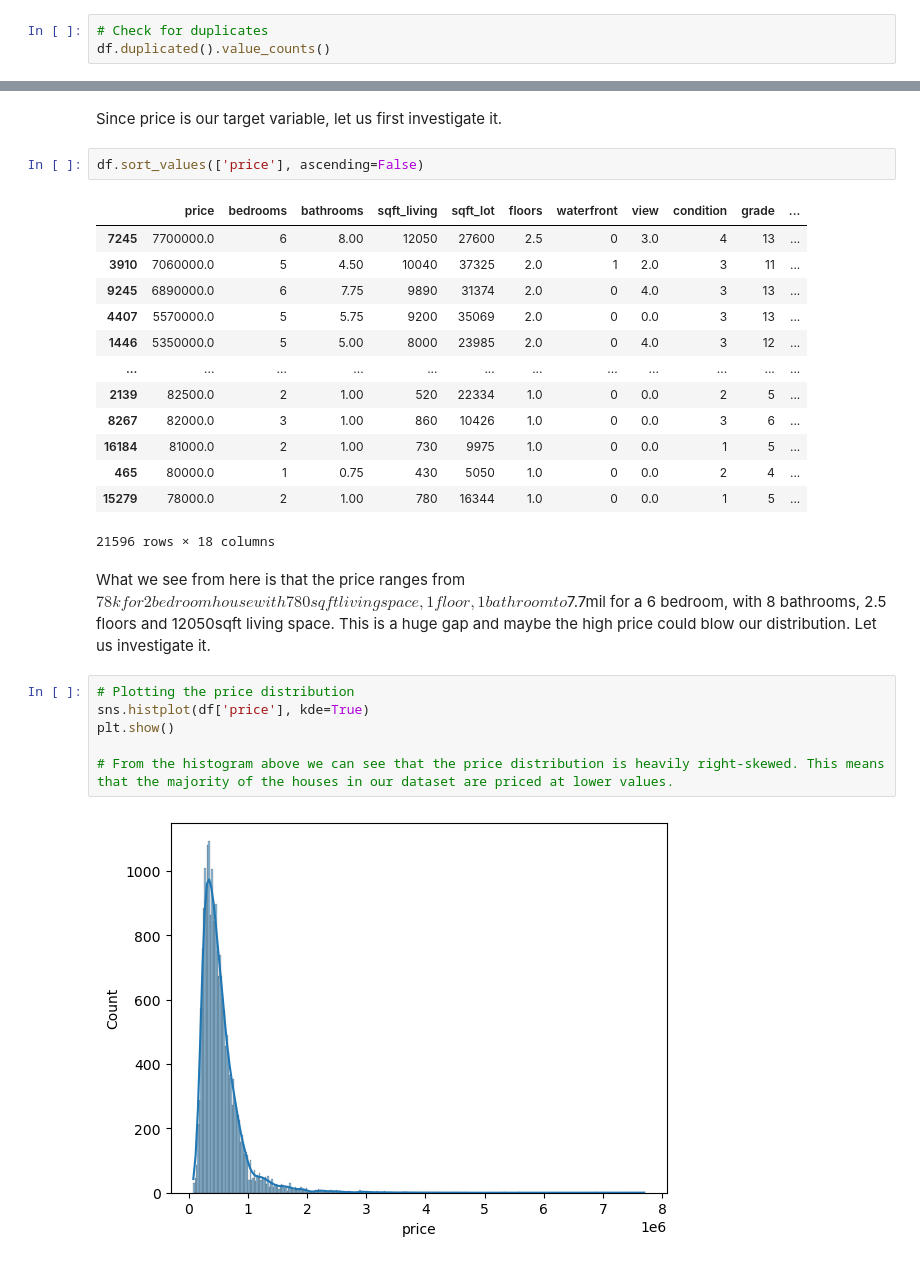
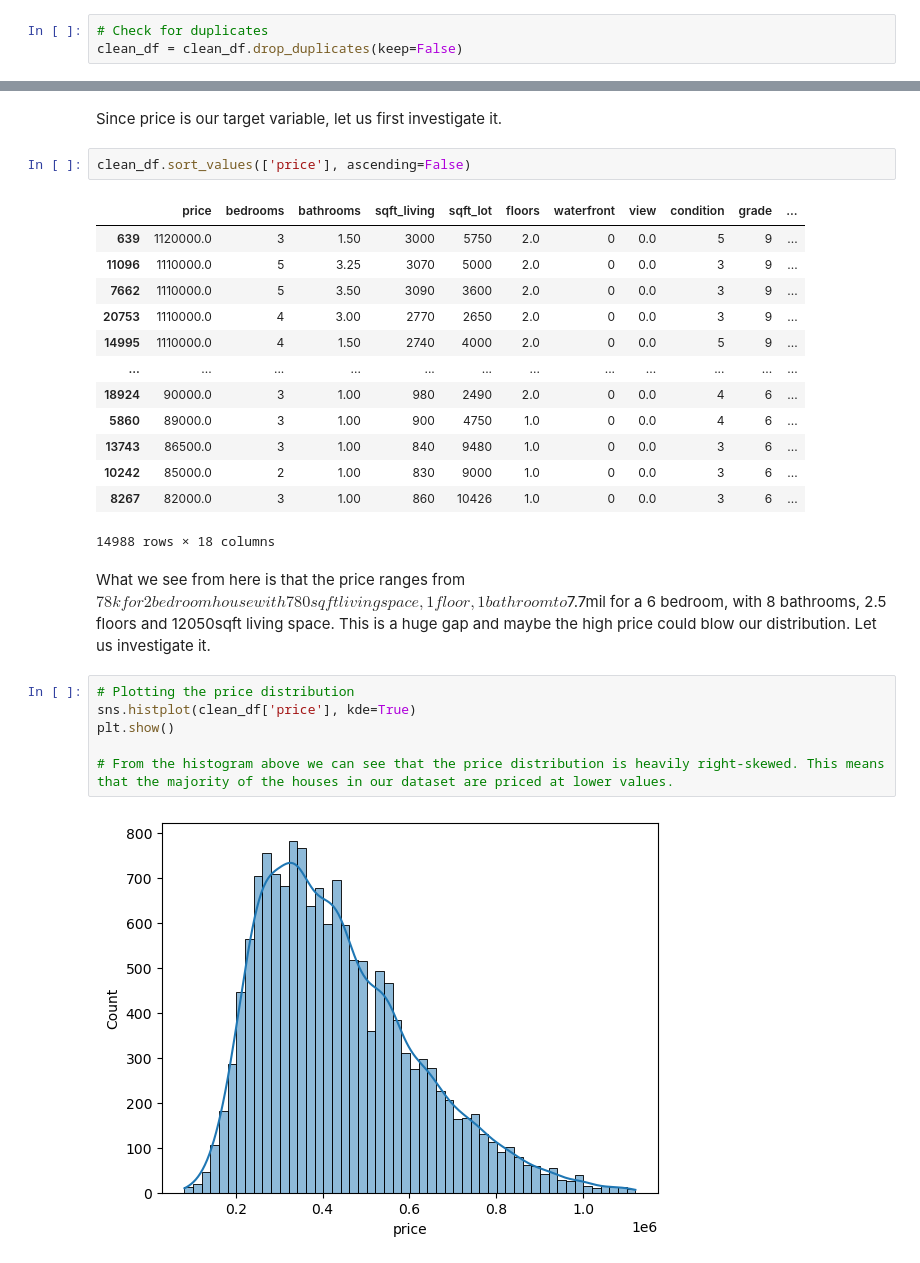
Before and after one commit to ShamlaA/Phase-2-Group-17-Project, a Jupyter notebook: index.ipynb, the cells around one changed output, grey strips where cells are left out. Saved outputs shown, nothing was run; the diff lists cells and outputs as text.

```diff
--- a/index.ipynb
+++ b/index.ipynb
@@ -376,3 +356,3 @@ duplicates
 # %%
 # Check for duplicates
-df.duplicated().value_counts()
+clean_df = clean_df.drop_duplicates(keep=False)
@@ -441,28 +417,28 @@ We can see how the features in our dataset are correlated with the house prices.
 # %% [markdown]
 Since price is our target variable, let us first investigate it.
 # %%
-df.sort_values(['price'], ascending=False)
+clean_df.sort_values(['price'], ascending=False)
 # %% [output]
 |  | price | bedrooms | bathrooms | sqft_living | sqft_lot | floors | waterfront | view | condition | grade | ... |
-| 7245 | 7700000.0 | 6 | 8.00 | 12050 | 27600 | 2.5 | 0 | 3.0 | 4 | 13 | ... |
-| 3910 | 7060000.0 | 5 | 4.50 | 10040 | 37325 | 2.0 | 1 | 2.0 | 3 | 11 | ... |
-| 9245 | 6890000.0 | 6 | 7.75 | 9890 | 31374 | 2.0 | 0 | 4.0 | 3 | 13 | ... |
-| 4407 | 5570000.0 | 5 | 5.75 | 9200 | 35069 | 2.0 | 0 | 0.0 | 3 | 13 | ... |
-| 1446 | 5350000.0 | 5 | 5.00 | 8000 | 23985 | 2.0 | 0 | 4.0 | 3 | 12 | ... |
+| 639 | 1120000.0 | 3 | 1.50 | 3000 | 5750 | 2.0 | 0 | 0.0 | 5 | 9 | ... |
+| 11096 | 1110000.0 | 5 | 3.25 | 3070 | 5000 | 2.0 | 0 | 0.0 | 3 | 9 | ... |
+| 7662 | 1110000.0 | 5 | 3.50 | 3090 | 3600 | 2.0 | 0 | 0.0 | 3 | 9 | ... |
+| 20753 | 1110000.0 | 4 | 3.00 | 2770 | 2650 | 2.0 | 0 | 0.0 | 3 | 9 | ... |
+| 14995 | 1110000.0 | 4 | 1.50 | 2740 | 4000 | 2.0 | 0 | 0.0 | 5 | 9 | ... |
 | ... | ... | ... | ... | ... | ... | ... | ... | ... | ... | ... | ... |
-| 2139 | 82500.0 | 2 | 1.00 | 520 | 22334 | 1.0 | 0 | 0.0 | 2 | 5 | ... |
+| 18924 | 90000.0 | 3 | 1.00 | 980 | 2490 | 2.0 | 0 | 0.0 | 4 | 6 | ... |
+| 5860 | 89000.0 | 3 | 1.00 | 900 | 4750 | 1.0 | 0 | 0.0 | 4 | 6 | ... |
+| 13743 | 86500.0 | 3 | 1.00 | 840 | 9480 | 1.0 | 0 | 0.0 | 3 | 6 | ... |
+| 10242 | 85000.0 | 2 | 1.00 | 830 | 9000 | 1.0 | 0 | 0.0 | 3 | 6 | ... |
 | 8267 | 82000.0 | 3 | 1.00 | 860 | 10426 | 1.0 | 0 | 0.0 | 3 | 6 | ... |
-| 16184 | 81000.0 | 2 | 1.00 | 730 | 9975 | 1.0 | 0 | 0.0 | 1 | 5 | ... |
-| 465 | 80000.0 | 1 | 0.75 | 430 | 5050 | 1.0 | 0 | 0.0 | 2 | 4 | ... |
-| 15279 | 78000.0 | 2 | 1.00 | 780 | 16344 | 1.0 | 0 | 0.0 | 1 | 5 | ... |
-21596 rows × 18 columns
+14988 rows × 18 columns
 # %% [markdown]
 What we see from here is that the price ranges from $78k for 2 bedroom house with 780sqft living space, 1 floor, 1 bathroom to $7.7mil for a 6 bedroom, with 8 bathrooms, 2.5 floors and  12050sqft living space. This is a huge gap and maybe the high price could blow our distribution. Let us investigate it.
 # %%
 # Plotting the price distribution
-sns.histplot(df['price'], kde=True)
+sns.histplot(clean_df['price'], kde=True)
 plt.show()
 
 # From the histogram above we can see that the price distribution is heavily right-skewed. This means that the majority of the houses in our dataset are priced at lower values.
 # %% [output]
-[figure, old version]
+[figure, new version]
```
Also changed, not shown: parts of 5 cells of this notebook.
